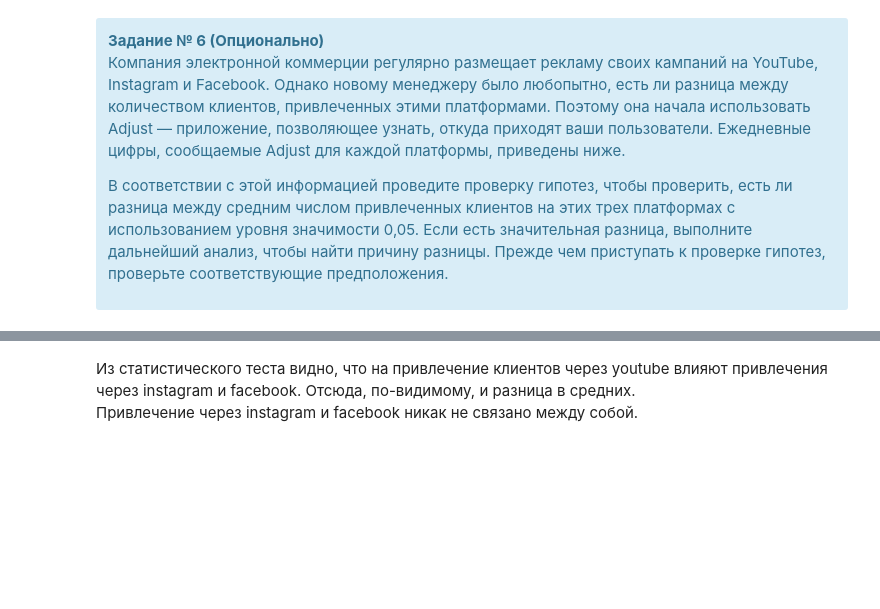
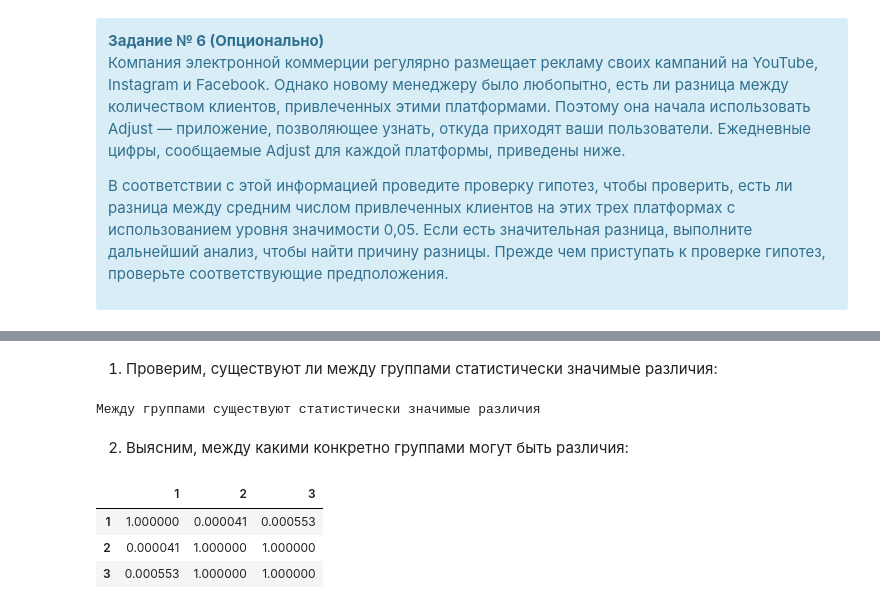
Before and after one commit to AlxndrVslv/Python_Statistics, a Jupyter notebook: HW2/Проверка гипотез.ipynb, the cells around one changed output, grey strips where cells are left out. Cells and saved outputs as stored; diff of their text form; code cells hidden in the pictures; blank space fills up the shorter version.

```diff
--- a/HW2/Проверка гипотез.ipynb
+++ b/HW2/Проверка гипотез.ipynb
@@ -228,2 +226,12 @@ else:
-# %% [markdown]
-Из статистического теста видно, что на привлечение клиентов через youtube влияют привлечения через instagram и facebook. Отсюда, по-видимому, и разница в средних.<br/> Привлечение через instagram и facebook никак не связано между собой.
+# %% [markdown]
+1. Проверим, существуют ли между группами статистически значимые различия:
+# %%
+h_statistic, p = stats.kruskal(youtube, instagram, facebook)
+if p < 0.05:
+    print('Между группами существуют статистически значимые различия')
+else:
+    print('Между группами отсутствуют статистически значимые различия')
+# %% [output]
+Между группами существуют статистически значимые различия
+# %% [markdown]
+2. Выясним, между какими конкретно группами могут быть различия:
@@ -229,0 +240,8 @@ else:
+# %%
+data = [youtube, instagram, facebook]
+sp.posthoc_dunn(a = data, p_adjust = 'bonferroni')
+# %% [output]
+|  | 1 | 2 | 3 |
+| 1 | 1.000000 | 0.000041 | 0.000553 |
+| 2 | 0.000041 | 1.000000 | 1.000000 |
+| 3 | 0.000553 | 1.000000 | 1.000000 |
```
Also changed, not shown: parts of 25 cells of this notebook.
